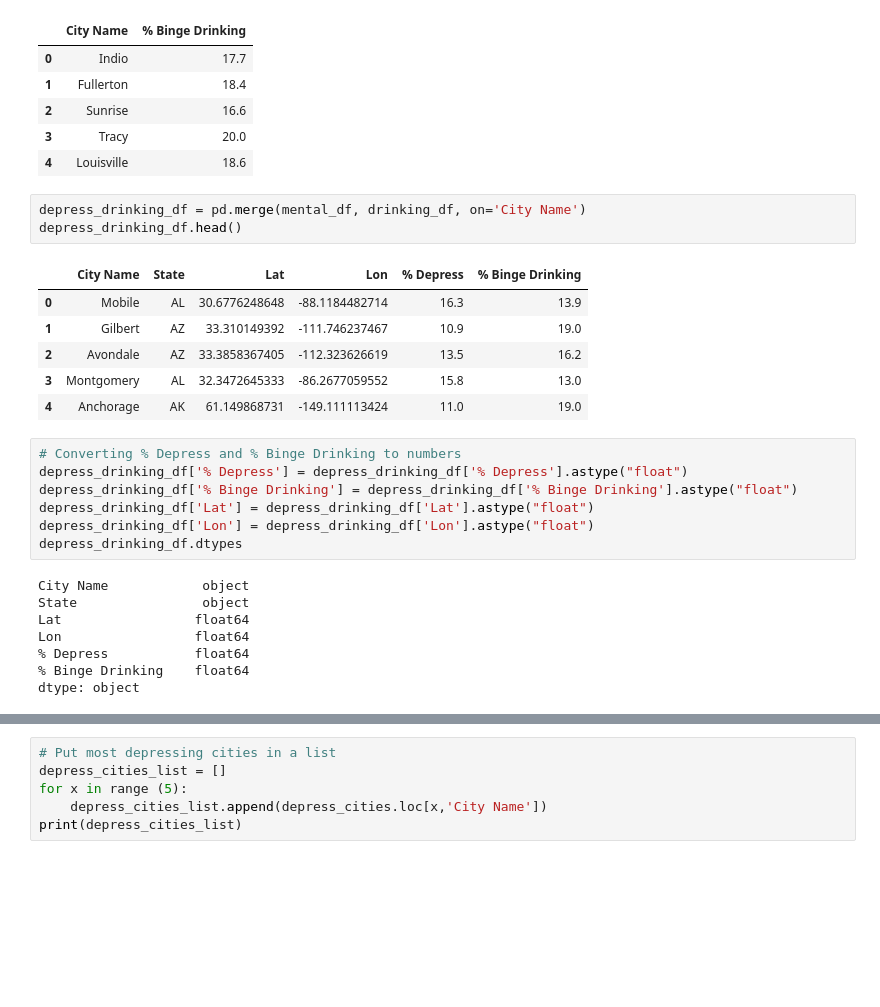
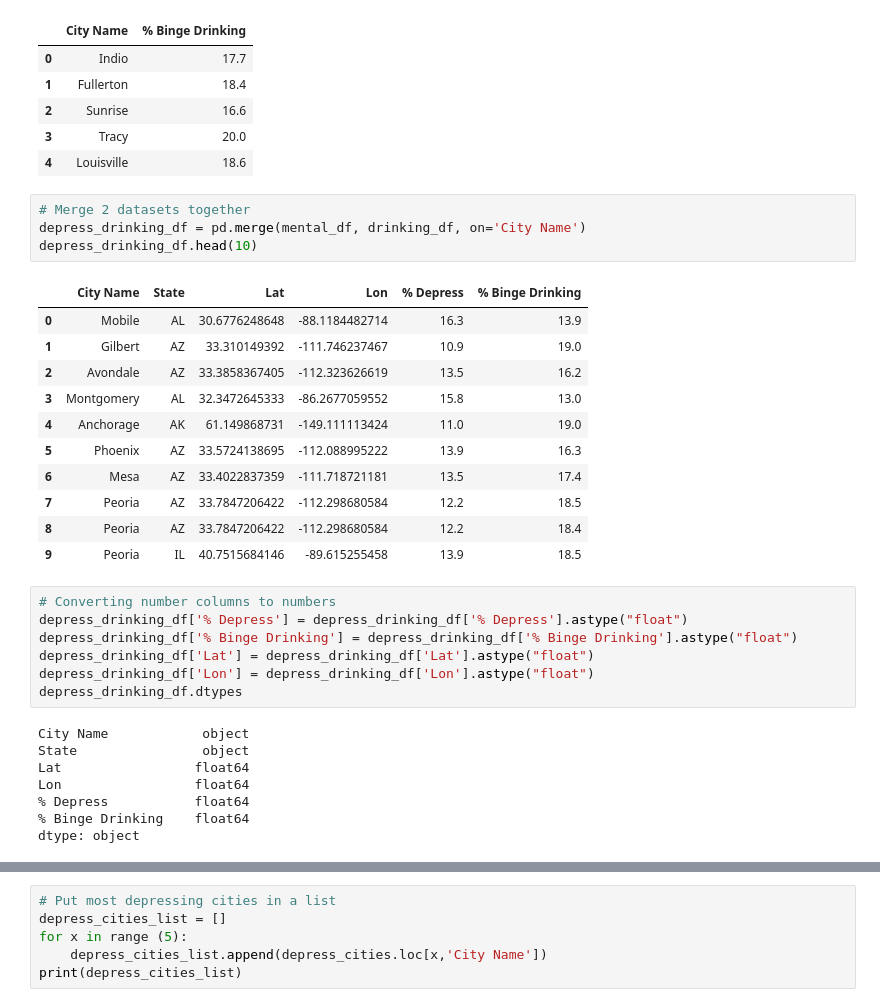
Before and after one commit to LanNguyen135/Group2, a Jupyter notebook: Alice.ipynb, the cells around one changed output, grey strips where cells are left out. Cells and saved outputs as stored; diff of their text form; blank space fills up the shorter version.

```diff
--- a/Alice.ipynb
+++ b/Alice.ipynb
@@ -146,17 +145,23 @@ drinking_df.head()
 | 3 | Tracy | 20.0 |
 | 4 | Louisville | 18.6 |
 # %%
+# Merge 2 datasets together
 depress_drinking_df = pd.merge(mental_df, drinking_df, on='City Name')
-depress_drinking_df.head()
+depress_drinking_df.head(10)
 # %% [output]
 |  | City Name | State | Lat | Lon | % Depress | % Binge Drinking |
 | 0 | Mobile | AL | 30.6776248648 | -88.1184482714 | 16.3 | 13.9 |
 | 1 | Gilbert | AZ | 33.310149392 | -111.746237467 | 10.9 | 19.0 |
 | 2 | Avondale | AZ | 33.3858367405 | -112.323626619 | 13.5 | 16.2 |
 | 3 | Montgomery | AL | 32.3472645333 | -86.2677059552 | 15.8 | 13.0 |
 | 4 | Anchorage | AK | 61.149868731 | -149.111113424 | 11.0 | 19.0 |
+| 5 | Phoenix | AZ | 33.5724138695 | -112.088995222 | 13.9 | 16.3 |
+| 6 | Mesa | AZ | 33.4022837359 | -111.718721181 | 13.5 | 17.4 |
+| 7 | Peoria | AZ | 33.7847206422 | -112.298680584 | 12.2 | 18.5 |
+| 8 | Peoria | AZ | 33.7847206422 | -112.298680584 | 12.2 | 18.4 |
+| 9 | Peoria | IL | 40.7515684146 | -89.615255458 | 13.9 | 18.5 |
 # %%
-# Converting % Depress and % Binge Drinking to numbers
+# Converting number columns to numbers
 depress_drinking_df['% Depress'] = depress_drinking_df['% Depress'].astype("float")
 depress_drinking_df['% Binge Drinking'] = depress_drinking_df['% Binge Drinking'].astype("float")
 depress_drinking_df['Lat'] = depress_drinking_df['Lat'].astype("float")
```
Also changed, not shown: parts of 18 cells of this notebook, 7 other files.
